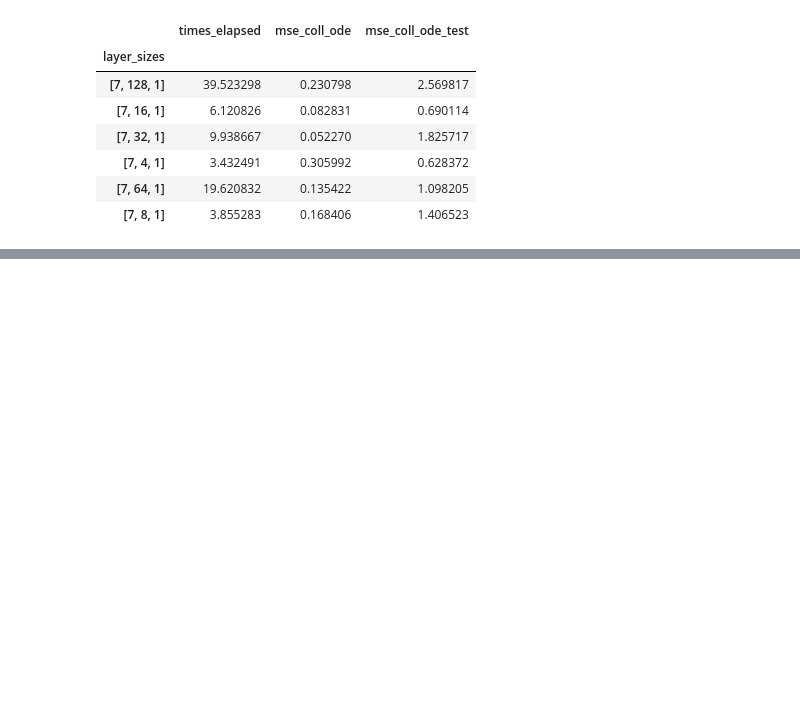
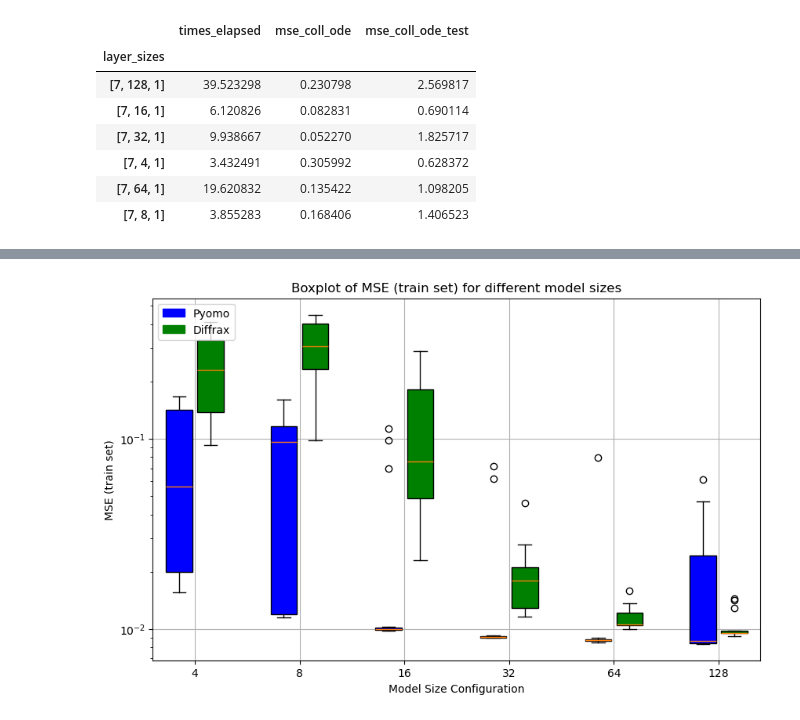
Before and after one commit to mariashapo/NODE, a Jupyter notebook: src/analysis/real_life/network_size.ipynb, the cells around one changed output, grey strips where cells are left out. Saved outputs shown, nothing was run; the diff lists cells and outputs as text; code cells hidden in the pictures; blank space fills up the shorter version.

```diff
--- a/src/analysis/real_life/network_size.ipynb
+++ b/src/analysis/real_life/network_size.ipynb
@@ -208,0 +302,7 @@ pyomo_df_dates.groupby("layer_sizes")[["times_elapsed","mse_coll_ode","mse_coll_
+# %%
+Graphs.plot_boxplots(pyomo_train['mse_coll_ode'], jax_train['mse_train_log'], pyomo_train.x_labels,
+            'Boxplot of MSE (train set) for different model sizes',
+              'MSE (train set)', color_labels=["Pyomo", "Diffrax"]
+              )
+# %% [output]
+[figure, added]
```
Also changed, not shown: parts of 18 cells of this notebook, 2 other files.
